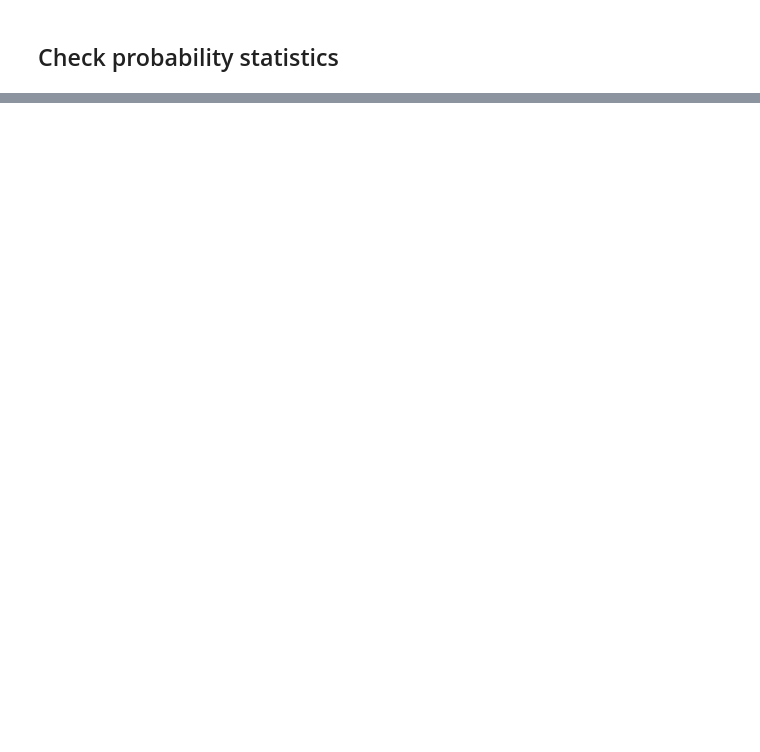
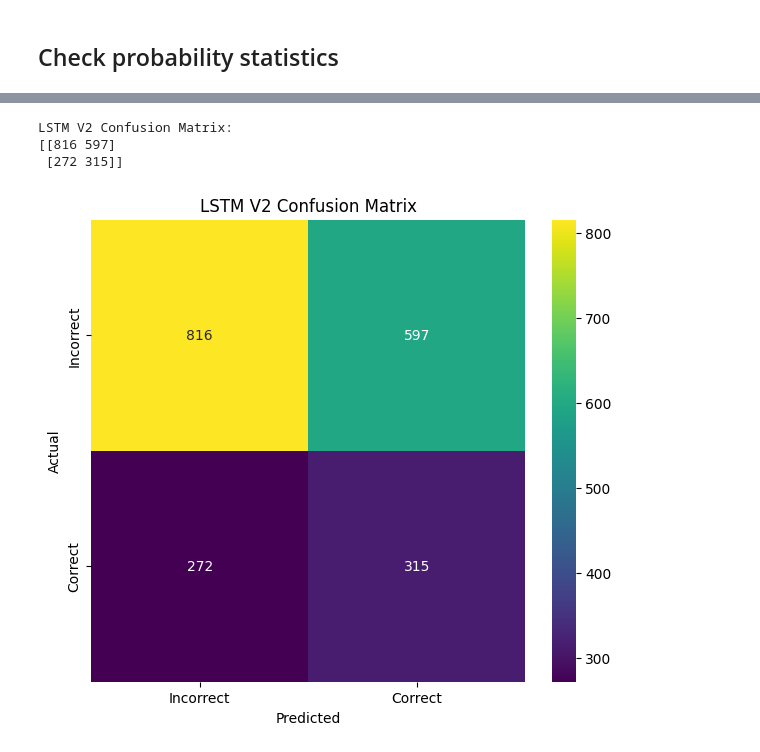
Before and after one commit to AZ07-coder/Student-Learning-Digital-Twin, a Jupyter notebook: 07_model_evaluation.ipynb, the cells around one changed output, grey strips where cells are left out. Saved outputs shown, nothing was run; the diff lists cells and outputs as text; code cells hidden in the pictures; blank space fills up the shorter version.

```diff
--- a/07_model_evaluation.ipynb
+++ b/07_model_evaluation.ipynb
@@ -1322,0 +1832,10 @@ dtype: float64
+# %%
+early_stopping_v2 = EarlyStopping(
+    monitor="val_loss",
+    patience=5,
+    restore_best_weights=True
+)
+
+print(
+    "Early stopping V2 configured!"
+)
@@ -1322,0 +1909,9 @@ dtype: float64
+# %%
+lstm_v2_pred = (
+    lstm_v2_probability >= 0.5
+).astype(int)
+
+print("Prediction distribution:")
+print(
+    pd.Series(lstm_v2_pred).value_counts()
+)
@@ -1322,0 +1968,32 @@ dtype: float64
+# %%
+cm_v2 = confusion_matrix(
+    y_test,
+    lstm_v2_pred
+)
+
+print("LSTM V2 Confusion Matrix:")
+print(cm_v2)
+# %% [output]
+LSTM V2 Confusion Matrix:
+[[816 597]
+ [272 315]]
+# %%
+import seaborn as sns
+plt.figure(figsize=(7, 6))
+
+sns.heatmap(
+    cm_v2,
+    annot=True,
+    fmt="d",
+    cmap="viridis",
+    xticklabels=["Incorrect", "Correct"],
+    yticklabels=["Incorrect", "Correct"]
+)
+
+plt.xlabel("Predicted")
+plt.ylabel("Actual")
+plt.title("LSTM V2 Confusion Matrix")
+
+plt.show()
+# %% [output]
+[figure, added]
```
Also changed, not shown: parts of 55 cells of this notebook.
